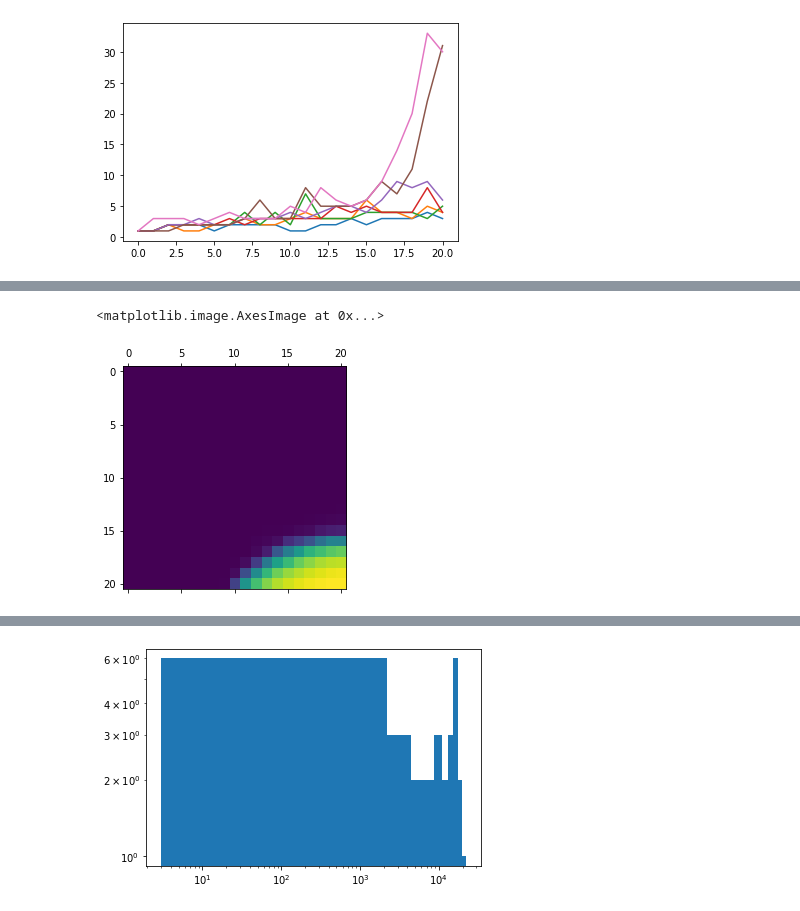
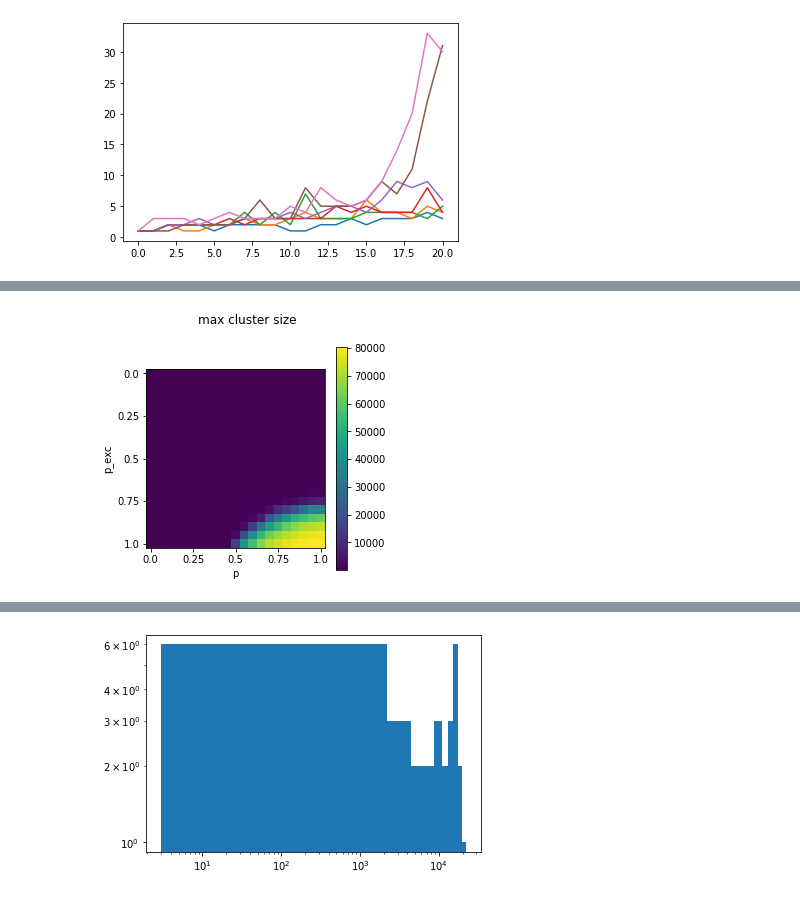
Before and after one commit to aloejhb/pyava, a Jupyter notebook: notebooks/parameter_scan_ei_perc_2d.ipynb, the cells around one changed output, grey strips where cells are left out. Saved outputs shown, nothing was run; the diff lists cells and outputs as text; code cells hidden in the pictures.

```diff
--- a/notebooks/parameter_scan_ei_perc_2d.ipynb
+++ b/notebooks/parameter_scan_ei_perc_2d.ipynb
@@ -52,6 +52,22 @@ print(scan_par)
 {'par_list': ['p', 'p_exc'], 'mesh_list': [[0.0, 0.05, 0.1, 0.15000000000000002, 0.2, 0.25, 0.30000000000000004, 0.35000000000000003, 0.4, 0.45, 0.5, 0.55, 0.6000000000000001, 0.65, 0.7000000000000001 ...
 # %%
 reach_mat, scan_par = psc.get_scan_prop_mat(indir, psc.get_reach)
+# %%
+def plot_scan_mat(mat, scan_par, title=''):
+    par_list = scan_par['par_list']
+    mesh_list = np.array(scan_par['mesh_list'])
+    plt.matshow(mat)
+    plt.ylabel(par_list[1])
+    plt.xlabel(par_list[0])
+    ax = plt.gca()
+    ax.tick_params(top=False, bottom=True, labeltop=False, labelbottom=True)
+    jump = 5
+    ax.set_xticks(np.arange(reach_prob_mat.shape[1])[::jump])
+    ax.set_xticklabels(mesh_list[0][::jump])
+    ax.set_yticks(np.arange(reach_prob_mat.shape[0])[::jump])
+    ax.set_yticklabels(mesh_list[1][::jump])
+    plt.colorbar()
+    plt.suptitle(title)
 # %%
 reach_thresh = 120
 madeit_mat = reach_mat > reach_thresh
@@ -112,5 +130,5 @@ cluster_size_mat, scan_par = psc.get_cluster_size_mat(indir)
 # %%
-plt.matshow(np.max(cluster_size_mat, axis=2))
+max_cluster_size = np.max(cluster_size_mat, axis=2)
+plot_scan_mat(max_cluster_size, scan_par, 'max cluster size')
 # %% [output]
-<matplotlib.image.AxesImage at 0x...>
-[figure, old version]
+[figure, new version]
```
Also changed, not shown: parts of 13 cells of this notebook, 2 other files.
